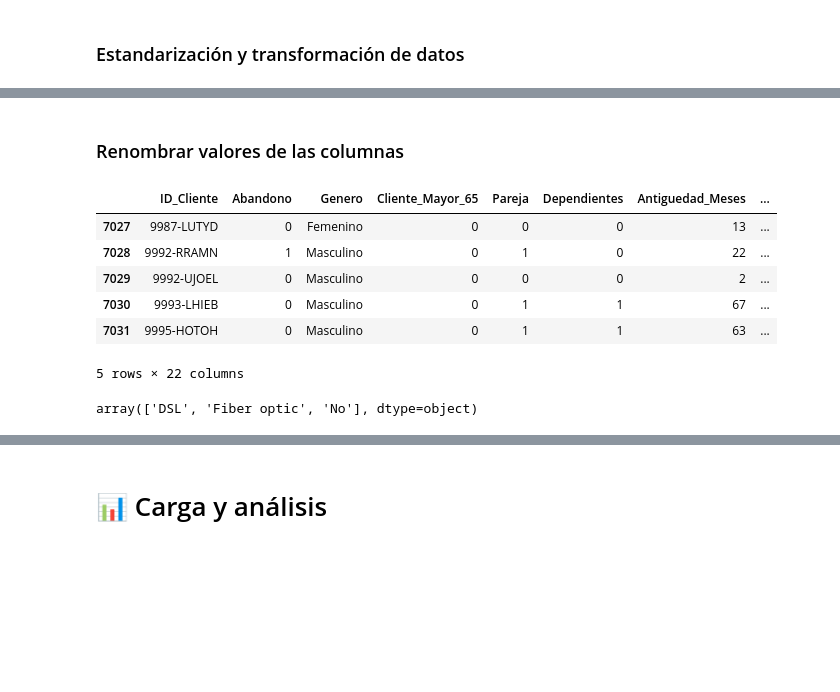
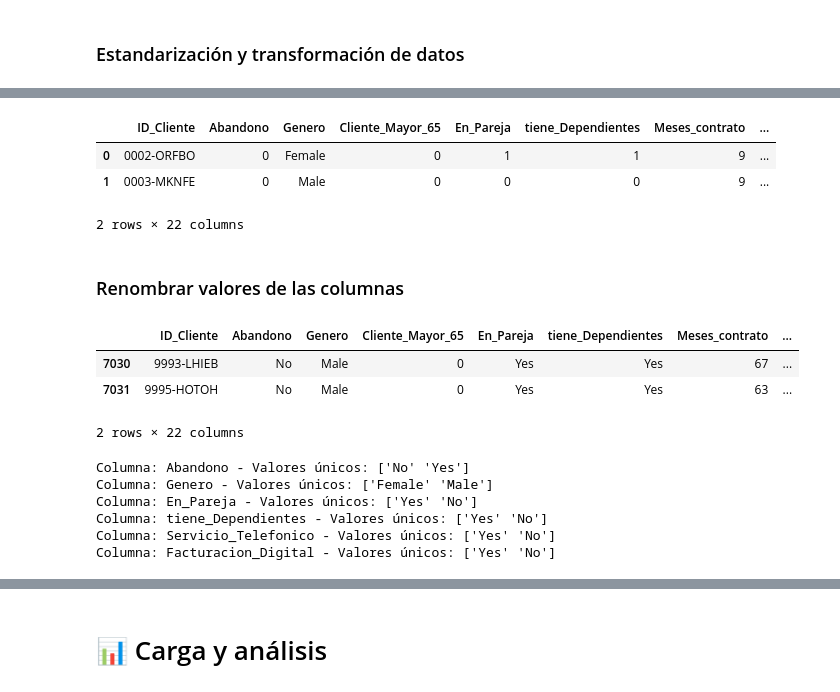
Before and after one commit to Ayelen95/Chagenge-Telecom-2026, a Jupyter notebook: TelecomX_LATAM.ipynb, the cells around one changed output, grey strips where cells are left out. Saved outputs shown, nothing was run; the diff lists cells and outputs as text; code cells hidden in the pictures; blank space fills up the shorter version.

```diff
--- a/TelecomX_LATAM.ipynb
+++ b/TelecomX_LATAM.ipynb
@@ -434,14 +405,14 @@ Index(['customerID', 'Churn', 'customer.gender', 'customer.SeniorCitizen',
        'account.Charges.Monthly', 'account.Charges.Total', 'Cuentas_Diarias'],
       dtype='object')
 # %%
-# Cambiar el nombre de la columna 'Churn' a 'Desercion'
+# Cambiar el nombre de la columnas
 
 nombres_espanol = {
     'customerID': 'ID_Cliente',
     'Churn': 'Abandono' ,
     'customer.gender': 'Genero',
     'customer.SeniorCitizen': 'Cliente_Mayor_65',
-    'customer.Partner': 'Pareja',
+    'customer.Partner': 'En_Pareja',
     'customer.Dependents': 'tiene_Dependientes',
     'customer.tenure': 'Meses_contrato',
     'phone.PhoneService': 'Servicio_Telefonico',
@@ -479,8 +459,8 @@ Index(['ID_Cliente', 'Abandono', 'Genero', 'Cliente_Mayor_65', 'Pareja',
 # %%
-for col in df.select_dtypes(include='object').columns:
-    if df[col].unique().size == 2:
-        print(f'Columna: {col} - Valores únicos: {df[col].unique()}')
-        df[col] = df[col].replace({'Yes': 1, 'No': 0}).infer_objects(copy=False)
+for col in df_temporal.select_dtypes(include='object').columns:
+    if df_temporal[col].unique().size == 2:
+        print(f'Columna: {col} - Valores únicos: {df_temporal[col].unique()}')
+        df_temporal[col] = df_temporal[col].replace({'Yes': 1, 'No': 0}).infer_objects(copy=False)
 # %% [output]
 Columna: Abandono - Valores únicos: ['No' 'Yes']
 Columna: Genero - Valores únicos: ['Female' 'Male']
@@ -511,19 +471,31 @@ memory usage: 1.2+ MB
+# %%
+df_temporal.head(2)
+# %% [output]
+|  | ID_Cliente | Abandono | Genero | Cliente_Mayor_65 | En_Pareja | tiene_Dependientes | Meses_contrato | ... |
+| 0 | 0002-ORFBO | 0 | Female | 0 | 1 | 1 | 9 | ... |
+| 1 | 0003-MKNFE | 0 | Male | 0 | 0 | 0 | 9 | ... |
+2 rows × 22 columns
 # %% [markdown]
 ### Renombrar valores de las columnas
 # %%
-df.tail()
+df.tail(2)
 # %% [output]
-|  | ID_Cliente | Abandono | Genero | Cliente_Mayor_65 | Pareja | Dependientes | Antiguedad_Meses | ... |
-| 7027 | 9987-LUTYD | 0 | Femenino | 0 | 0 | 0 | 13 | ... |
-| 7028 | 9992-RRAMN | 1 | Masculino | 0 | 1 | 0 | 22 | ... |
-| 7029 | 9992-UJOEL | 0 | Masculino | 0 | 0 | 0 | 2 | ... |
-| 7030 | 9993-LHIEB | 0 | Masculino | 0 | 1 | 1 | 67 | ... |
-| 7031 | 9995-HOTOH | 0 | Masculino | 0 | 1 | 1 | 63 | ... |
+|  | ID_Cliente | Abandono | Genero | Cliente_Mayor_65 | En_Pareja | tiene_Dependientes | Meses_contrato | ... |
+| 7030 | 9993-LHIEB | No | Male | 0 | Yes | Yes | 67 | ... |
+| 7031 | 9995-HOTOH | No | Male | 0 | Yes | Yes | 63 | ... |
-5 rows × 22 columns
+2 rows × 22 columns
-# %%
-df['Servicio_Internet'].unique()
-# %% [output]
-array(['DSL', 'Fiber optic', 'No'], dtype=object)
+# %%
+for col in df.select_dtypes(include='object').columns:
+    if df[col].unique().size == 2:
+        print(f'Columna: {col} - Valores únicos: {df[col].unique()}')
+        df[col] = df[col].replace({'Yes': 'Si', 'No': 'No'}).infer_objects(copy=False)
+# %% [output]
+Columna: Abandono - Valores únicos: ['No' 'Yes']
+Columna: Genero - Valores únicos: ['Female' 'Male']
+Columna: En_Pareja - Valores únicos: ['Yes' 'No']
+Columna: tiene_Dependientes - Valores únicos: ['Yes' 'No']
+Columna: Servicio_Telefonico - Valores únicos: ['Yes' 'No']
+Columna: Facturacion_Digital - Valores únicos: ['Yes' 'No']
 # %%
 df['Genero'] = df['Genero'].replace({'Female': 'Femenino','Male': 'Masculino'})
 # %%
```
Also changed, not shown: parts of 66 cells of this notebook, 1 other file.
